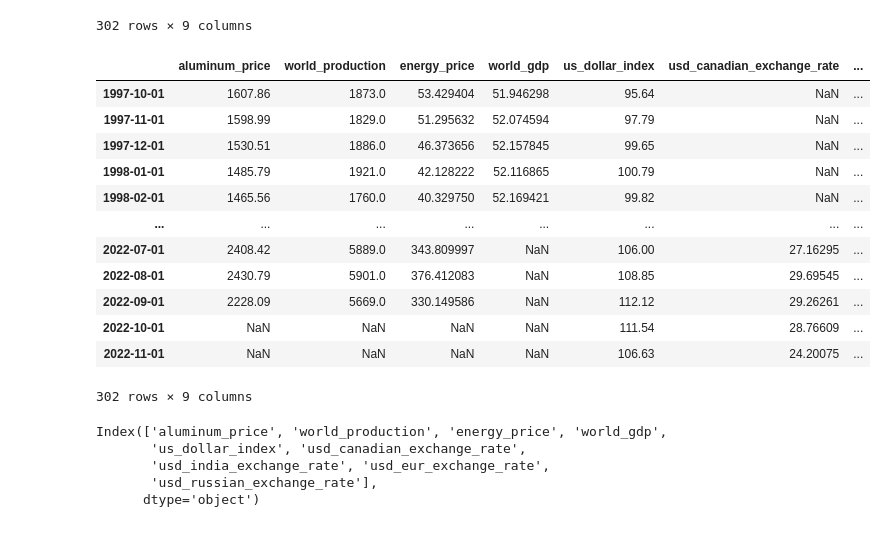
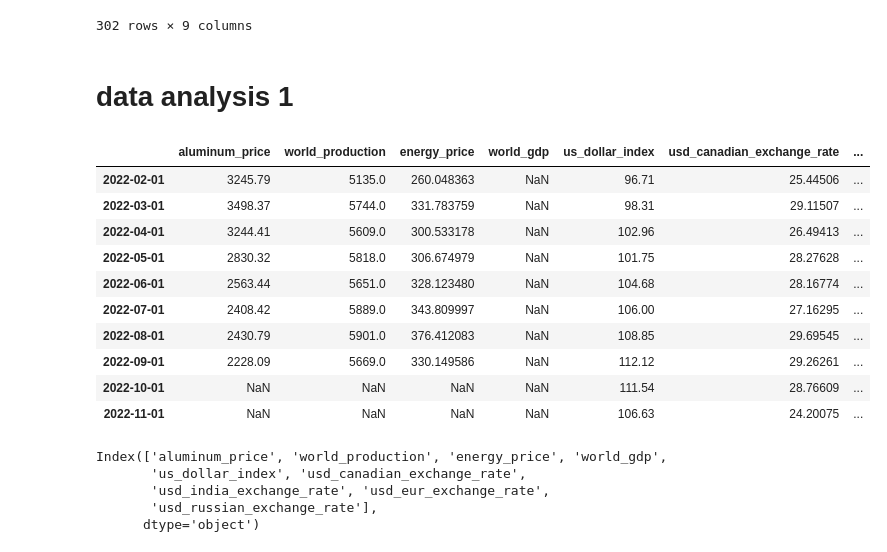
Before and after one commit to dondiephaus/IAPR_TK, a Jupyter notebook: data analysis.ipynb, the cells around one changed output. Saved outputs shown, nothing was run; the diff lists cells and outputs as text; code cells hidden in the pictures.

```diff
--- a/data analysis.ipynb
+++ b/data analysis.ipynb
@@ -180,23 +183,23 @@ df
 | 2022-10-01 | NaN | NaN | NaN | NaN | 111.54 | 28.76609 | ... |
 | 2022-11-01 | NaN | NaN | NaN | NaN | 106.63 | 24.20075 | ... |
 302 rows × 9 columns
+# %% [markdown]
+# data analysis 1
 # %%
 df = pd.read_csv("combination1.csv", index_col = 'Unnamed: 0')
-df
+df.tail(10)
 # %% [output]
 |  | aluminum_price | world_production | energy_price | world_gdp | us_dollar_index | usd_canadian_exchange_rate | ... |
-| 1997-10-01 | 1607.86 | 1873.0 | 53.429404 | 51.946298 | 95.64 | NaN | ... |
-| 1997-11-01 | 1598.99 | 1829.0 | 51.295632 | 52.074594 | 97.79 | NaN | ... |
-| 1997-12-01 | 1530.51 | 1886.0 | 46.373656 | 52.157845 | 99.65 | NaN | ... |
-| 1998-01-01 | 1485.79 | 1921.0 | 42.128222 | 52.116865 | 100.79 | NaN | ... |
-| 1998-02-01 | 1465.56 | 1760.0 | 40.329750 | 52.169421 | 99.82 | NaN | ... |
-| ... | ... | ... | ... | ... | ... | ... | ... |
+| 2022-02-01 | 3245.79 | 5135.0 | 260.048363 | NaN | 96.71 | 25.44506 | ... |
+| 2022-03-01 | 3498.37 | 5744.0 | 331.783759 | NaN | 98.31 | 29.11507 | ... |
+| 2022-04-01 | 3244.41 | 5609.0 | 300.533178 | NaN | 102.96 | 26.49413 | ... |
+| 2022-05-01 | 2830.32 | 5818.0 | 306.674979 | NaN | 101.75 | 28.27628 | ... |
+| 2022-06-01 | 2563.44 | 5651.0 | 328.123480 | NaN | 104.68 | 28.16774 | ... |
 | 2022-07-01 | 2408.42 | 5889.0 | 343.809997 | NaN | 106.00 | 27.16295 | ... |
 | 2022-08-01 | 2430.79 | 5901.0 | 376.412083 | NaN | 108.85 | 29.69545 | ... |
 | 2022-09-01 | 2228.09 | 5669.0 | 330.149586 | NaN | 112.12 | 29.26261 | ... |
 | 2022-10-01 | NaN | NaN | NaN | NaN | 111.54 | 28.76609 | ... |
 | 2022-11-01 | NaN | NaN | NaN | NaN | 106.63 | 24.20075 | ... |
-302 rows × 9 columns
 # %%
 df.columns
 # %% [output]
```
Also changed, not shown: parts of 29 cells of this notebook.
